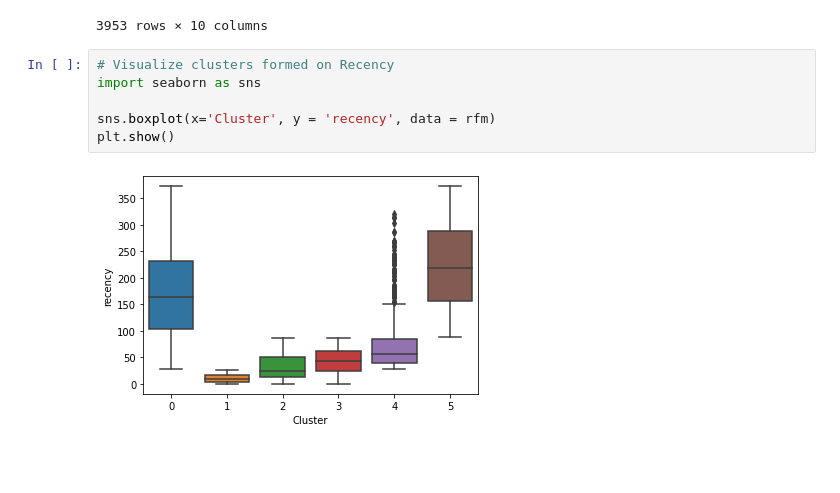
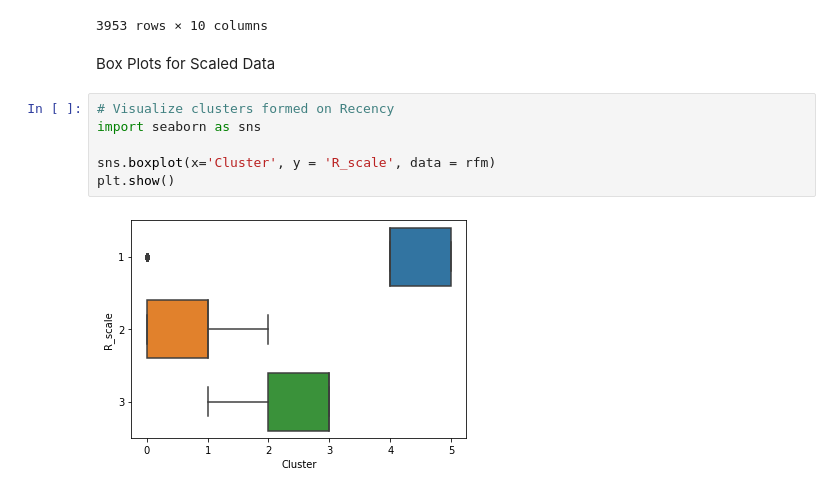
Before and after one commit to JJLZ21/ECS171-final-project, a Jupyter notebook: ml_file.ipynb, the cells around one changed output. Drawn from its saved outputs; the diff is of its cells as text; blank space fills up the shorter version.

Commit message:
Added box plots for scaled data

```diff
--- a/ml_file.ipynb
+++ b/ml_file.ipynb
@@ -882,11 +882,13 @@ rfm
 | 18286.0 | 111 | 67 | 1296.43 | 1 | 2 | 3 | 123 | 6 | ... |
 | 18287.0 | 17 | 85 | 2345.71 | 3 | 3 | 3 | 333 | 9 | ... |
 3953 rows × 10 columns
+# %% [markdown]
+Box Plots for Scaled Data
 # %%
 # Visualize clusters formed on Recency
 import seaborn as sns
 
-sns.boxplot(x='Cluster', y = 'recency', data = rfm)
+sns.boxplot(x='Cluster', y = 'R_scale', data = rfm)
 plt.show()
 # %% [output]
-[figure, old version]
+[figure, new version]
```
Also changed, not shown: parts of 18 cells of this notebook.
